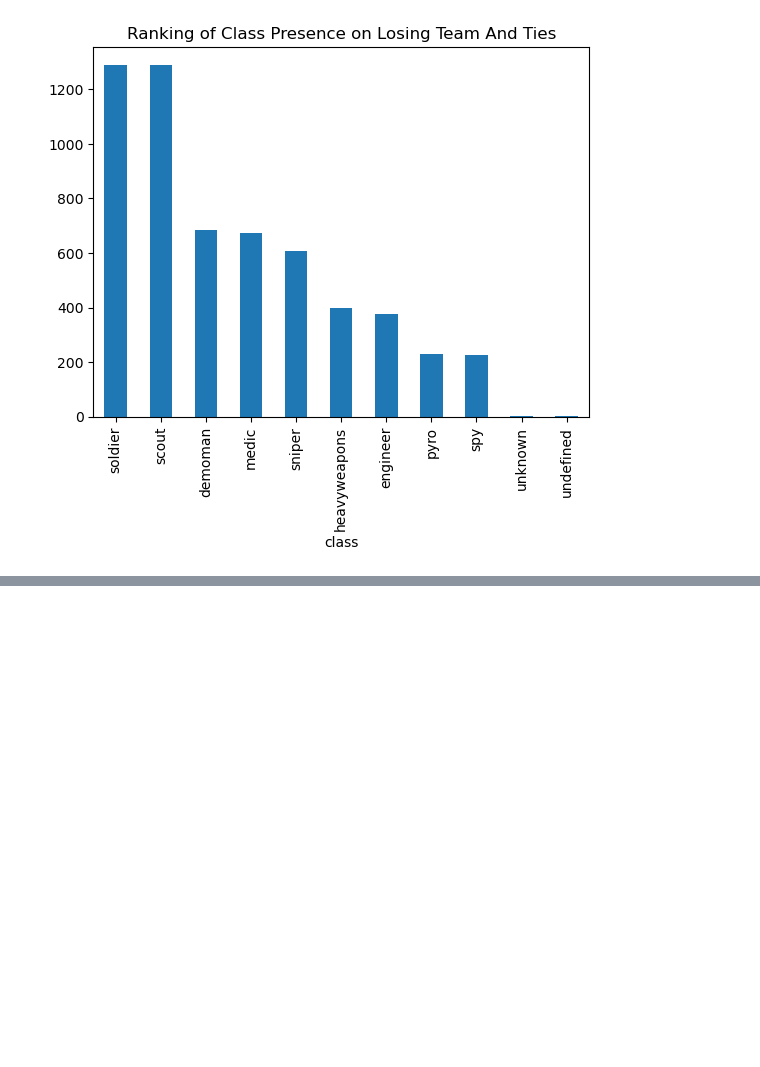
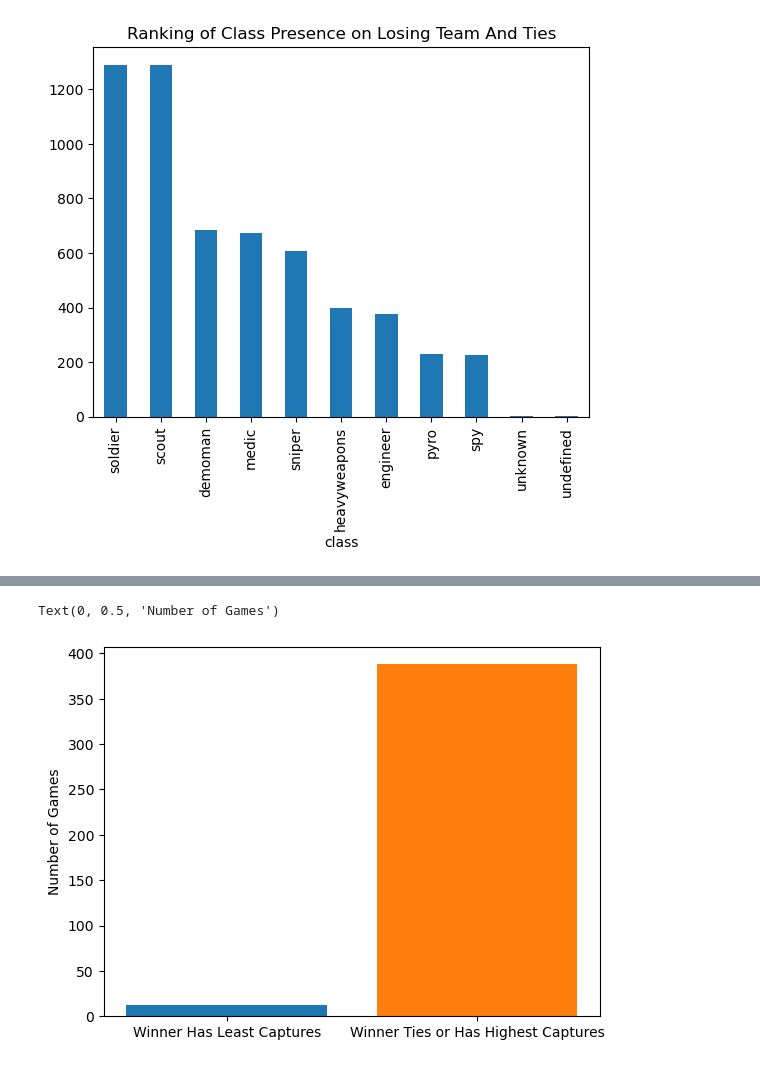
Before and after one commit to AlexPhilipsen/DataMiningProject, a Jupyter notebook: New/results.ipynb, the cells around one changed output, grey strips where cells are left out. Drawn from its saved outputs; the diff is of its cells as text; code cells hidden in the pictures; blank space fills up the shorter version.

```diff
--- a/New/results.ipynb
+++ b/New/results.ipynb
@@ -329,0 +390,30 @@ losing_df.plot(kind='bar', title='Ranking of Class Presence on Losing Team And T
+# %%
+c.execute("""SELECT game_event.game_ID, team, event_name, game_table.winner
+          FROM game_event
+          INNER JOIN game_table
+          ON game_table.game_ID = game_event.game_ID""")
+
+results = c.fetchall()
+
+medic_death_df = pd.DataFrame(results, columns=[desc[0] for desc in c.description])
+num_games = medic_death_df['game_ID'].nunique()
+
+medic_death_df = medic_death_df[medic_death_df['event_name'] == 'pointcap']
+
+team_counts = medic_death_df.groupby(['game_ID', 'team']).size().reset_index(name='team_count')
+
+result = pd.merge(medic_death_df, team_counts, on=['game_ID', 'team'])
+
+min_count = result.groupby('game_ID')['team_count'].min()
+result_with_min = result.merge(min_count, on='game_ID', suffixes=('', '_min'))
+result_with_min['winner_has_lowest_captures'] = ((result_with_min['team'] == result_with_min['winner']) &
+                                                   (result_with_min['team_count'] == result_with_min['team_count_min'])
+                                                   )
+winner_has_lowest_med_deaths = result_with_min.groupby('game_ID')['winner_has_lowest_captures'].max().sum()
+
+plt.bar(['Winner Has Least Captures'], [winner_has_lowest_med_deaths])
+plt.bar(['Winner Ties or Has Highest Captures'], [num_games - winner_has_lowest_med_deaths])
+plt.ylabel('Number of Games')
+# %% [output]
+Text(0, 0.5, 'Number of Games')
+[figure, added]
```
Also changed, not shown: parts of 2 cells of this notebook.
